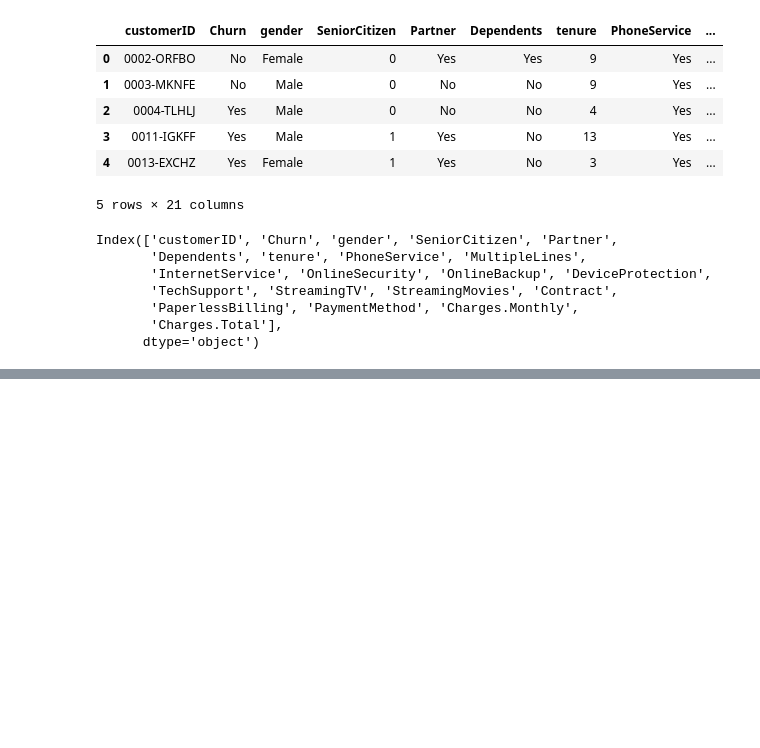
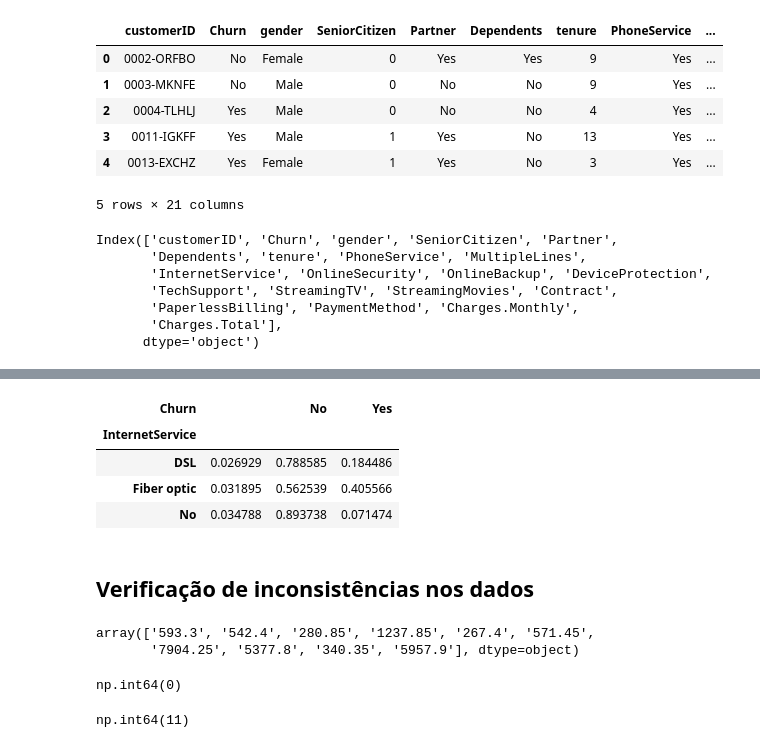
Before and after one commit to Samuel442/challenge-telecomX, a Jupyter notebook: challenge_telecomX.ipynb, the cells around one changed output, grey strips where cells are left out. Cells and saved outputs as stored; diff of their text form; code cells hidden in the pictures; blank space fills up the shorter version.

```diff
--- a/challenge_telecomX.ipynb
+++ b/challenge_telecomX.ipynb
@@ -86,0 +238,29 @@ Index(['customerID', 'Churn', 'gender', 'SeniorCitizen', 'Partner',
+# %%
+# percentual de
+pd.crosstab(df_telecon_normalizado['InternetService'],
+            df_telecon_normalizado['Churn'],
+            normalize='index')
+# %% [output]
+| Churn |  | No | Yes |
+| InternetService |  |  |  |
+| DSL | 0.026929 | 0.788585 | 0.184486 |
+| Fiber optic | 0.031895 | 0.562539 | 0.405566 |
+| No | 0.034788 | 0.893738 | 0.071474 |
+# %% [markdown]
+## Verificação de inconsistências nos dados
+# %%
+# verificação de elementos distintos
+df_telecon_normalizado['Charges.Total'].unique()[:10]
+# %% [output]
+array(['593.3', '542.4', '280.85', '1237.85', '267.4', '571.45',
+       '7904.25', '5377.8', '340.35', '5957.9'], dtype=object)
+# %%
+# verifica valores vazios
+df_telecon_normalizado['Charges.Total'].isna().sum()
+# %% [output]
+np.int64(0)
+# %%
+# verificação de valores vazios
+(df_telecon_normalizado['Charges.Total'].str.strip() == '').sum()
+# %% [output]
+np.int64(11)
```
Also changed, not shown: parts of 18 cells of this notebook.
